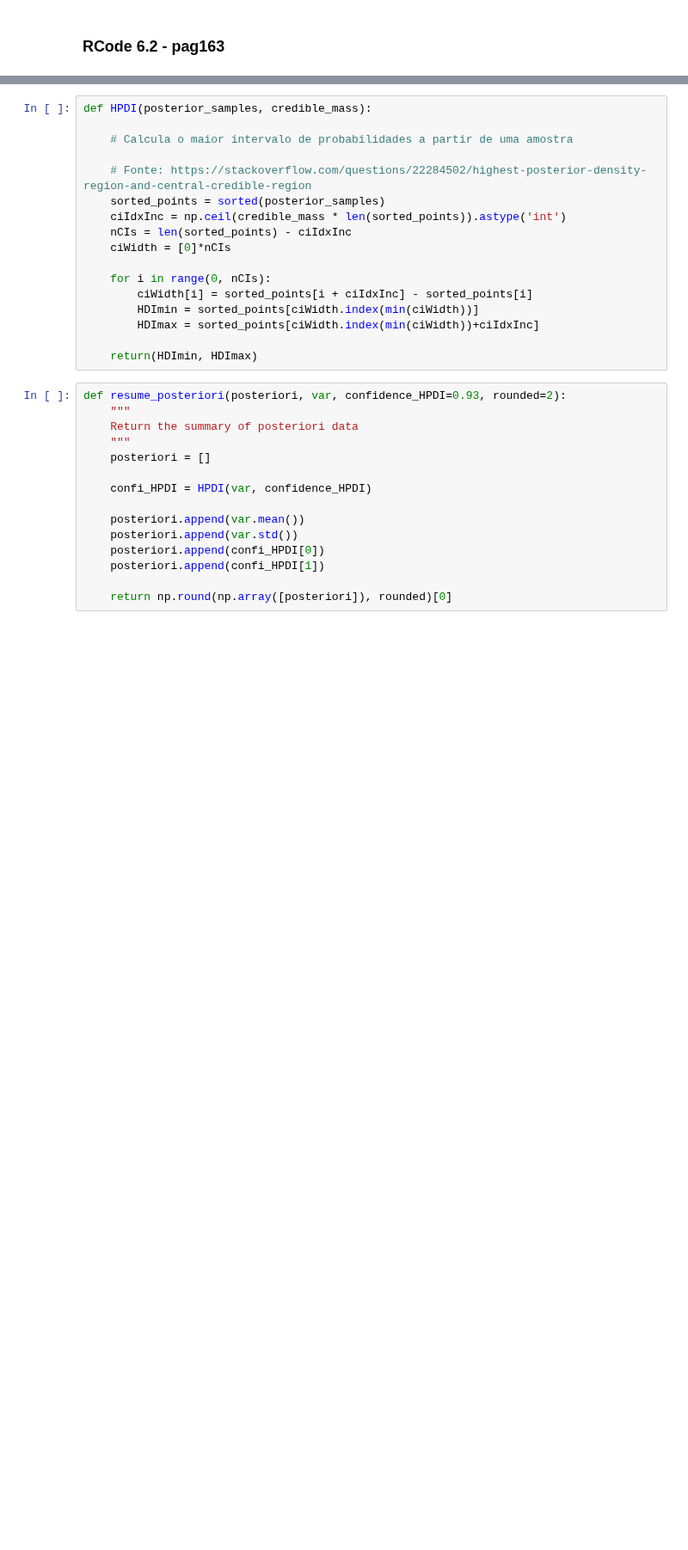
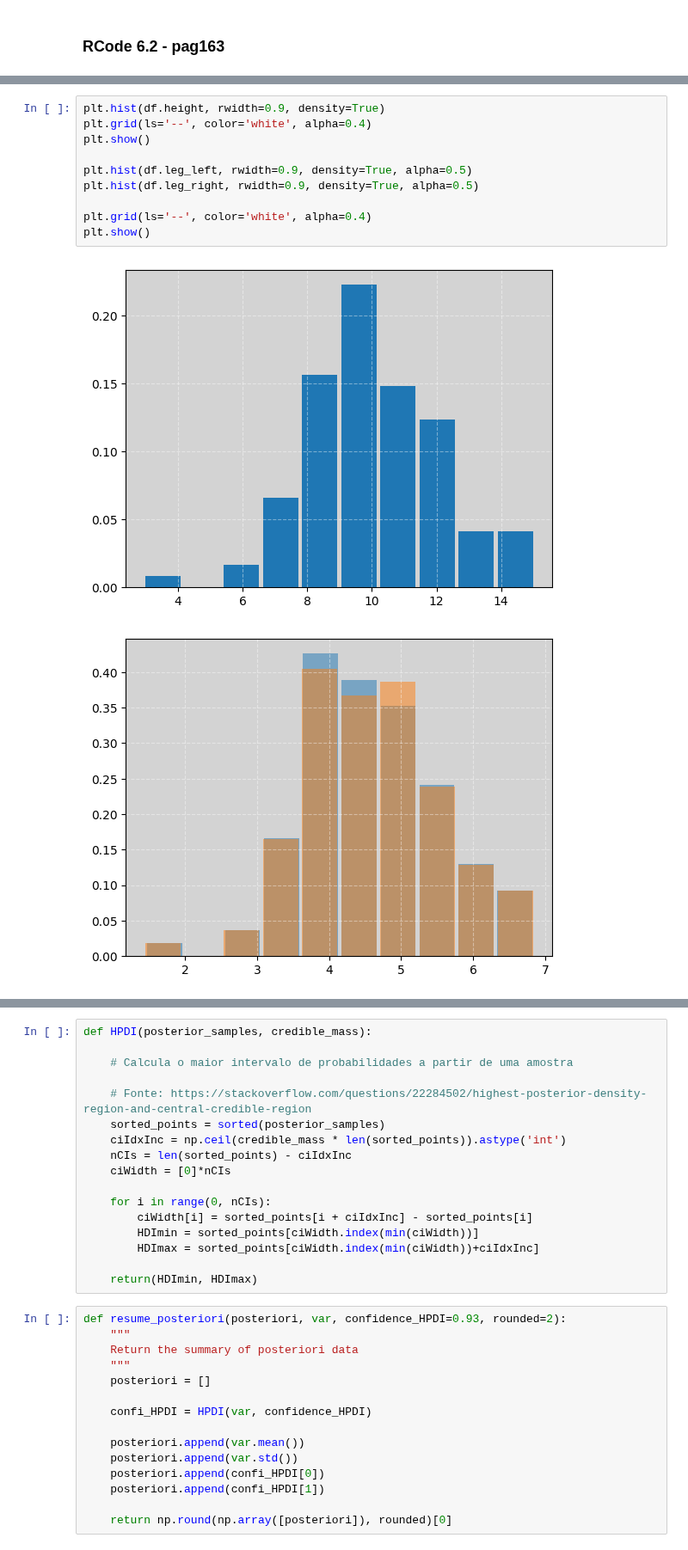
Before and after one commit to rodolphomacedo/statistical_rethinking_pt_BR, a Jupyter notebook: parte_6.ipynb, the cells around one changed output, grey strips where cells are left out. Shown at 86% size. Drawn from its saved outputs; the diff is of its cells as text; blank space fills up the shorter version.

```diff
--- a/parte_6.ipynb
+++ b/parte_6.ipynb
@@ -88,3 +100,16 @@ df.head()
+# %%
+plt.hist(df.height, rwidth=0.9, density=True)
+plt.grid(ls='--', color='white', alpha=0.4)
+plt.show()
+
+plt.hist(df.leg_left, rwidth=0.9, density=True, alpha=0.5)
+plt.hist(df.leg_right, rwidth=0.9, density=True, alpha=0.5)
+
+plt.grid(ls='--', color='white', alpha=0.4)
+plt.show()
+# %% [output]
+[figure, added]
+[figure, added]
 # %%
 model = """
     data {
```
Also changed, not shown: parts of 13 cells of this notebook.
